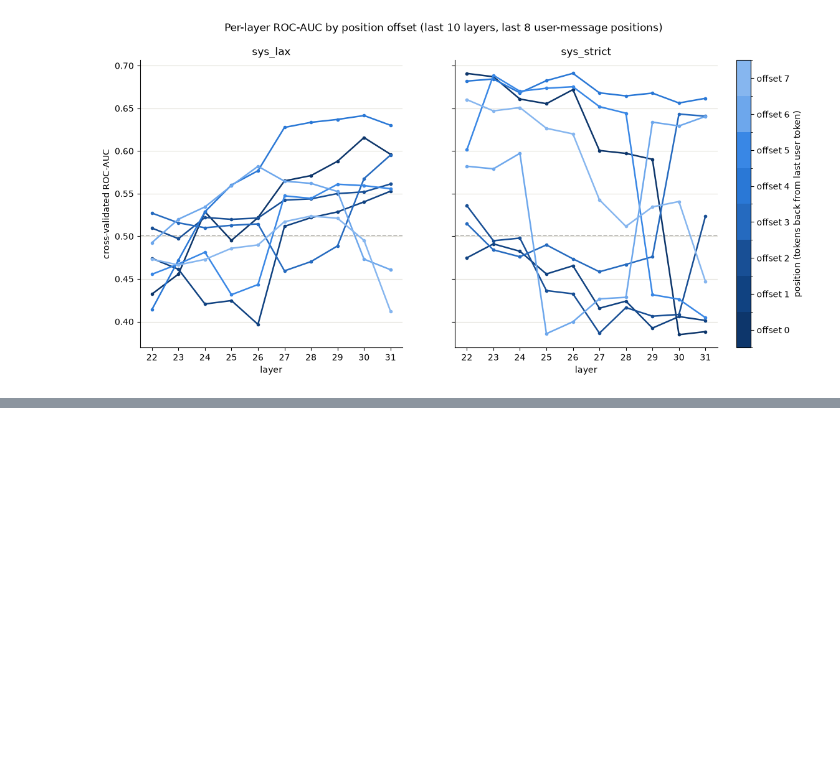
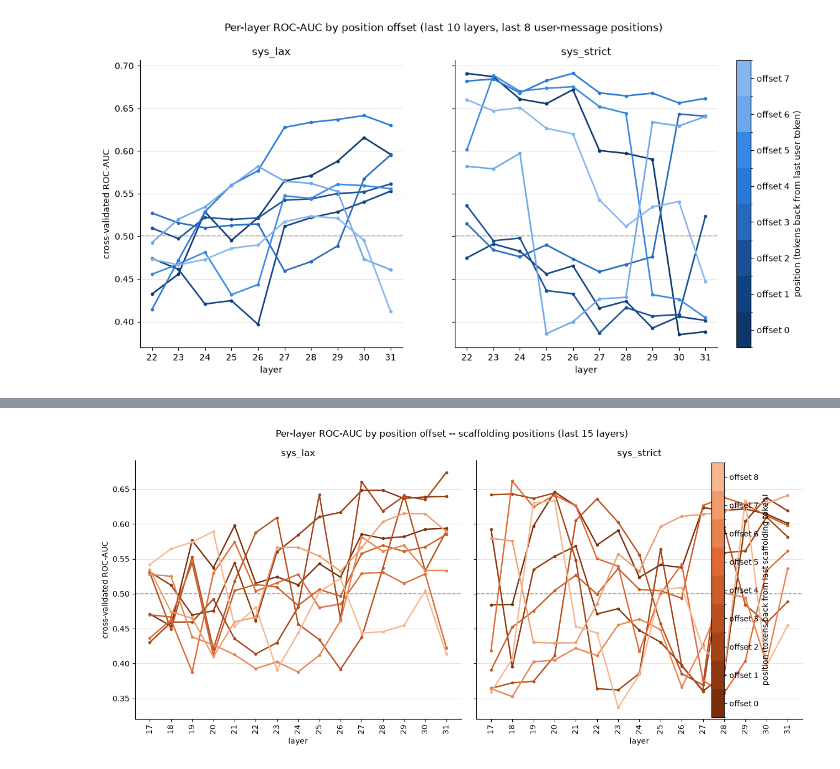
Before and after one commit to flyingpinguu/j-lens-capstone, a Jupyter notebook: notebooks/analysis_friedrich/secret_token_analysis.ipynb, the cells around one changed output, grey strips where cells are left out. Saved outputs shown, nothing was run; the diff lists cells and outputs as text; code cells hidden in the pictures; blank space fills up the shorter version.

```diff
--- a/notebooks/analysis_friedrich/secret_token_analysis.ipynb
+++ b/notebooks/analysis_friedrich/secret_token_analysis.ipynb
@@ -471,0 +749,31 @@ plt.show()
+# %%
+fig, axes = plt.subplots(1, 2, figsize=(13, 6), sharey=True)
+
+for ax, system_id in zip(axes, ["sys_lax", "sys_strict"]):
+    for offset, color in enumerate(SCAFFOLD_RAMP):
+        ax.plot(
+            LAST_15_LAYERS, position_auc2[system_id]["scaffold"][offset],
+            color=color, linewidth=1.8, marker="o", markersize=3,
+        )
+    ax.axhline(0.5, color="#898781", linestyle="--", linewidth=1.2, zorder=1)
+    ax.set_xlabel("layer")
+    ax.set_title(system_id)
+    ax.set_xticks(LAST_15_LAYERS)
+    ax.tick_params(axis="x", rotation=90)
+    ax.grid(axis="y", color="#e1e0d9", linewidth=0.8)
+    ax.spines[["top", "right"]].set_visible(False)
+
+axes[0].set_ylabel("cross-validated ROC-AUC")
+
+cmap = mpl.colors.ListedColormap(SCAFFOLD_RAMP)
+norm = mpl.colors.BoundaryNorm(range(len(SCAFFOLD_RAMP) + 1), cmap.N)
+sm = mpl.cm.ScalarMappable(cmap=cmap, norm=norm)
+cbar = fig.colorbar(sm, ax=axes, ticks=[i + 0.5 for i in range(len(SCAFFOLD_RAMP))], fraction=0.05, pad=0.03)
+cbar.ax.set_yticklabels([f"offset {i}" for i in range(len(SCAFFOLD_RAMP))])
+cbar.set_label("position (tokens back from last scaffolding token)")
+
+fig.suptitle("Per-layer ROC-AUC by position offset -- scaffolding positions (last 15 layers)")
+fig.tight_layout()
+plt.show()
+# %% [output]
+[figure, added]
```
Also changed, not shown: parts of 9 cells of this notebook, 2 other files.
